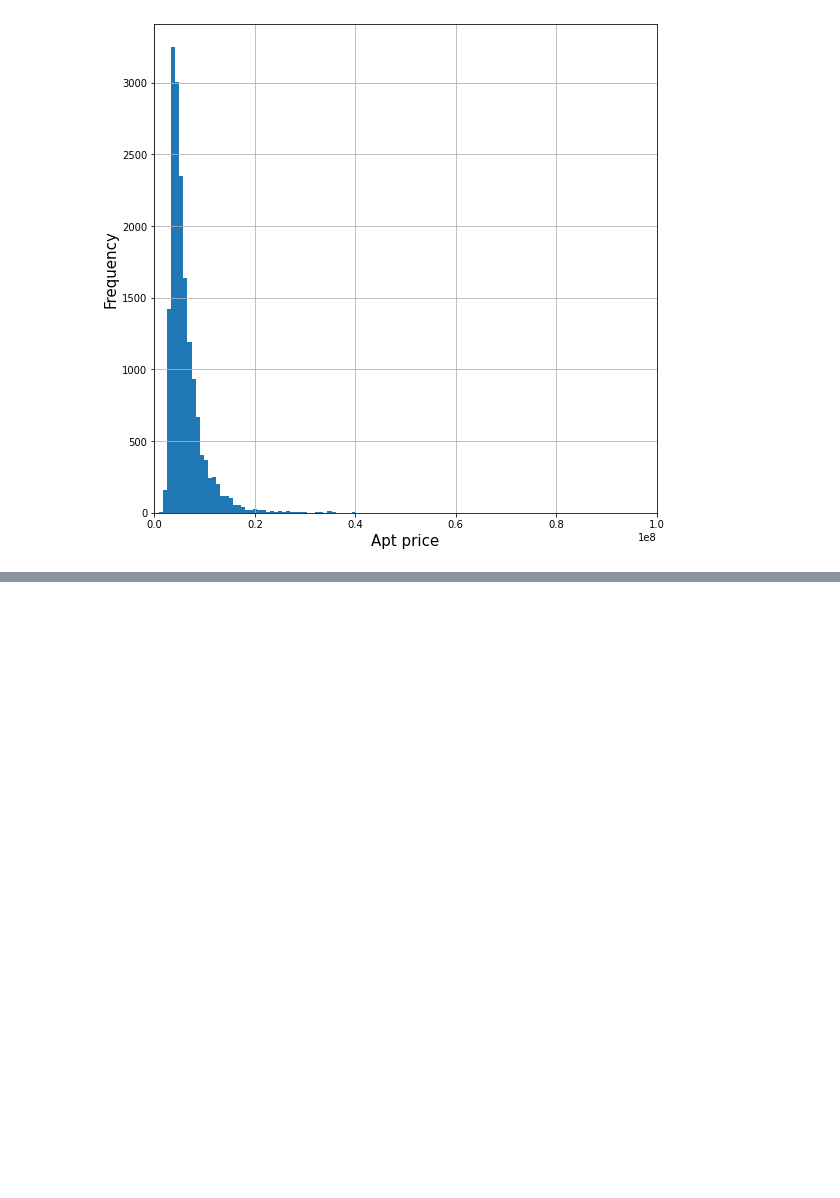
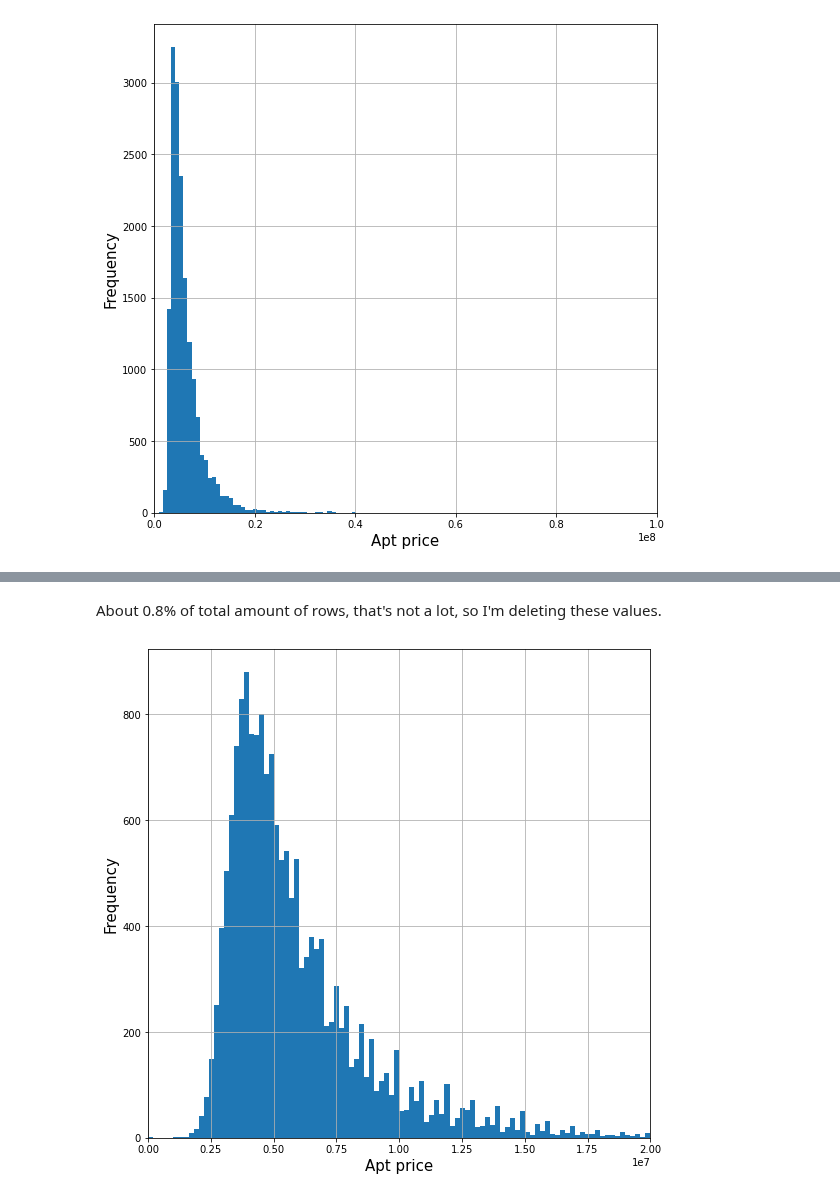
Before and after one commit to f4n9x/da_portfolio, a Jupyter notebook: 002_Real_Estate/real_estate.ipynb, the cells around one changed output, grey strips where cells are left out. Cells and saved outputs as stored; diff of their text form; code cells hidden in the pictures; blank space fills up the shorter version.

```diff
--- a/002_Real_Estate/real_estate.ipynb
+++ b/002_Real_Estate/real_estate.ipynb
@@ -648,0 +670,18 @@ plt.show()
+# %% [markdown]
+About 0.8% of total amount of rows, that's not a lot, so I'm deleting these values.
+# %%
+# deleting values
+df = df.drop(df[df.last_price >= 20000000].index)
+
+#checking the results
+
+df["last_price"].plot(kind="hist", x="last_price", bins=100, figsize=(9, 9), grid=True)
+plt.xlabel("Apt price", fontsize=15)
+plt.ylabel("Frequency", fontsize=15)
+
+# ограничение по максимальной цене
+plt.xlim([0, 20000000])
+
+plt.show()
+# %% [output]
+[figure, added]
```
Also changed, not shown: parts of 2 cells of this notebook.
